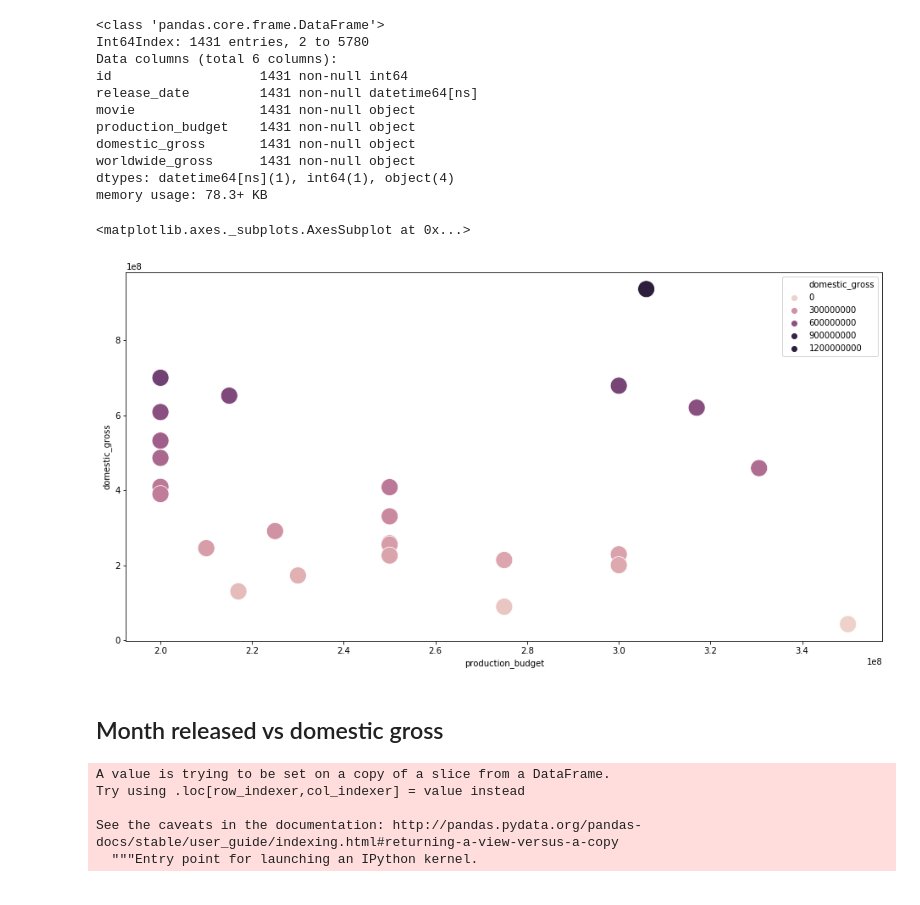
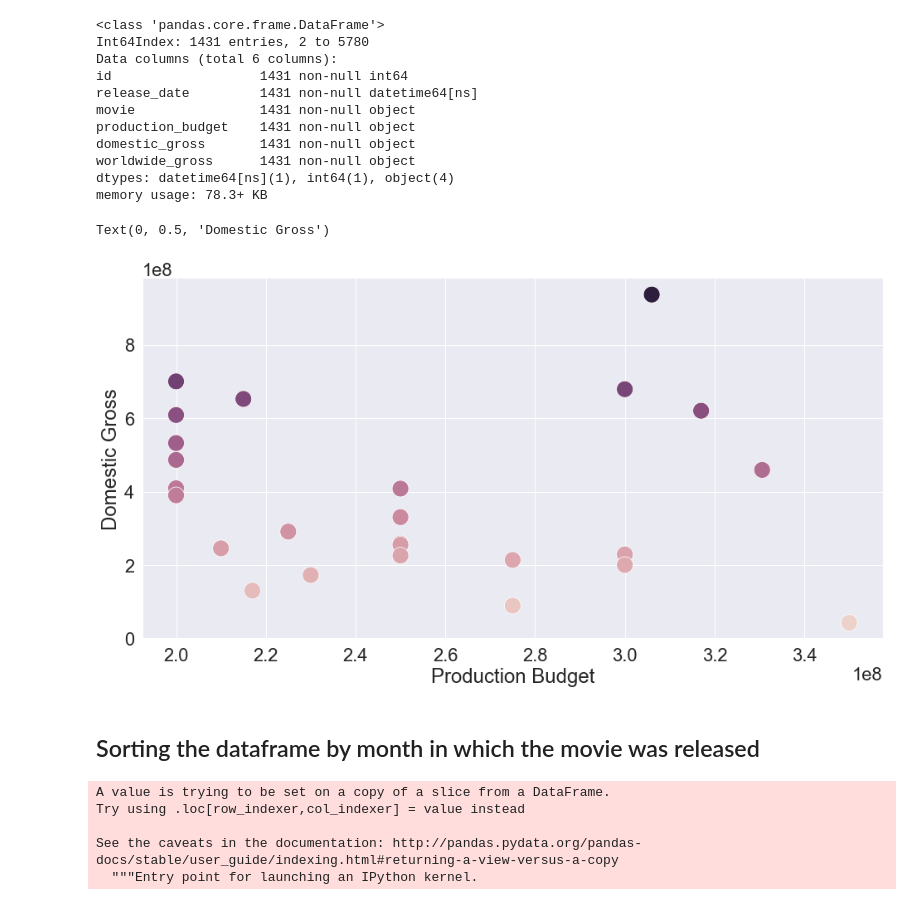
Before and after one commit to dalayne95/mod-1-project-darian-trey, a Jupyter notebook: Release date comparison .ipynb, the cells around one changed output. Drawn from its saved outputs; the diff is of its cells as text; code cells hidden in the pictures.

Commit message:
has finished graphs

```diff
--- a/Release date comparison .ipynb
+++ b/Release date comparison .ipynb
@@ -143,20 +142,26 @@ df = df[:25]
 # %%
 import seaborn as sns
 import matplotlib.pyplot as plt
 %matplotlib inline
 plt.figure(figsize=(16, 8))
+sns.set(style='darkgrid', font_scale= 2)
 plt.xlabel('Production Budget')
 
 
 
-sns.scatterplot(x= df.production_budget, y= df.domestic_gross, hue='domestic_gross', data= df, s= 400, color = 'b')
+sns.scatterplot(x= df.production_budget, y= df.domestic_gross, hue='domestic_gross', data= df, s= 400, color = 'b', legend = None)
+sns.set(style='darkgrid', font_scale= 2)
+plt.xlabel('Production Budget')
+plt.ylabel('Domestic Gross')
+
+
 #sns.catplot(x= df.production_budget, y= df.domestic_gross, hue=None, data= df, ci = None)
 #ax = sns.barplot(x=df.production_budget, y= df.domestic_gross, data= dfdropped, ci = None, color = 'rebeccapurple')
 # %% [output]
-<matplotlib.axes._subplots.AxesSubplot at 0x...>
+Text(0, 0.5, 'Domestic Gross')
-[figure, old version]
+[figure, new version]
-# %% [markdown]
-## Month released vs domestic gross
+# %% [markdown]
+## Sorting the dataframe by month in which the movie was released
 # %%
 df['release_date'] = pd.to_datetime(df.release_date, format='%b', errors='coerce').dt.month
 df.sort_values(by='release_date')
```
Also changed, not shown: parts of 6 cells of this notebook.
